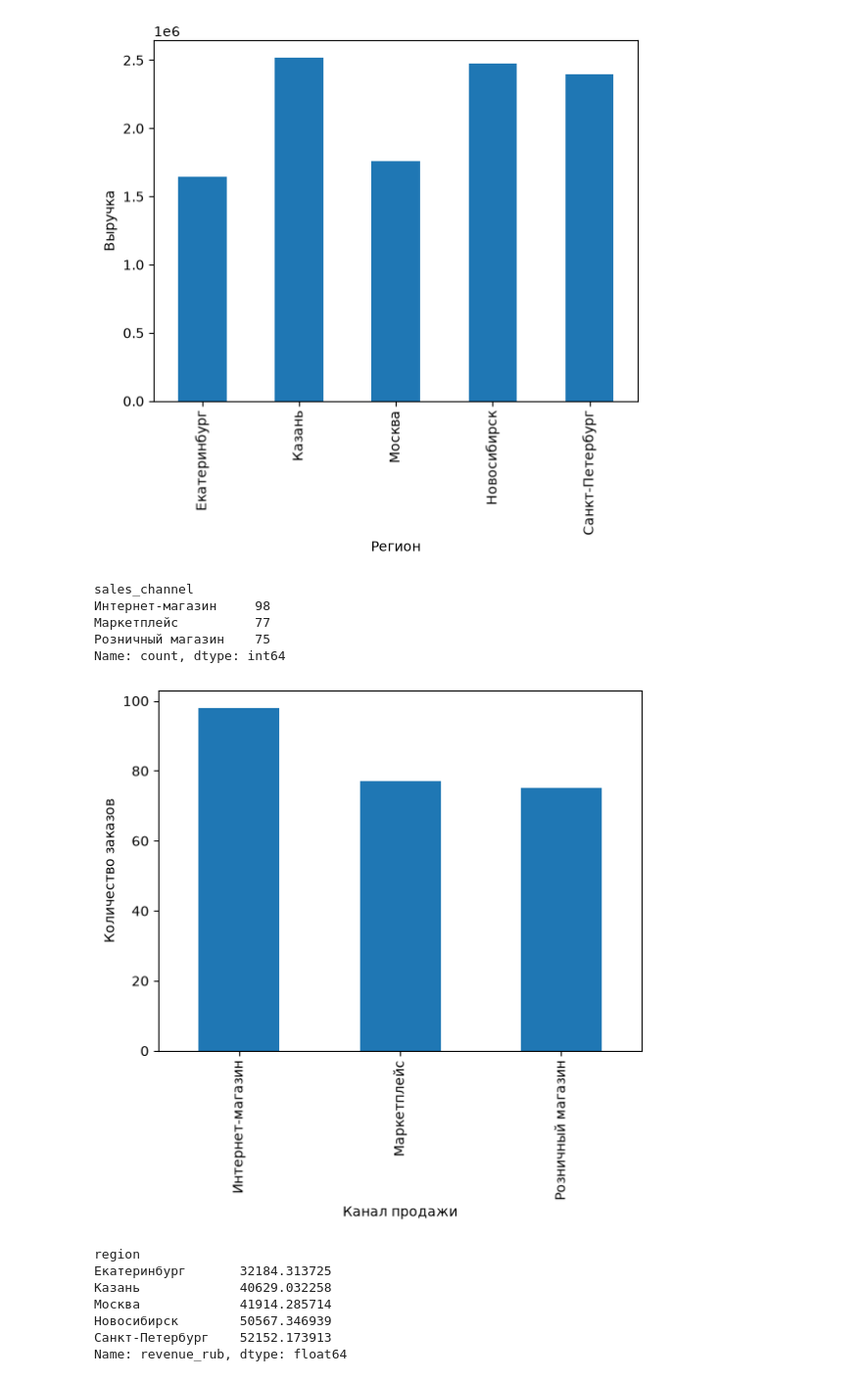
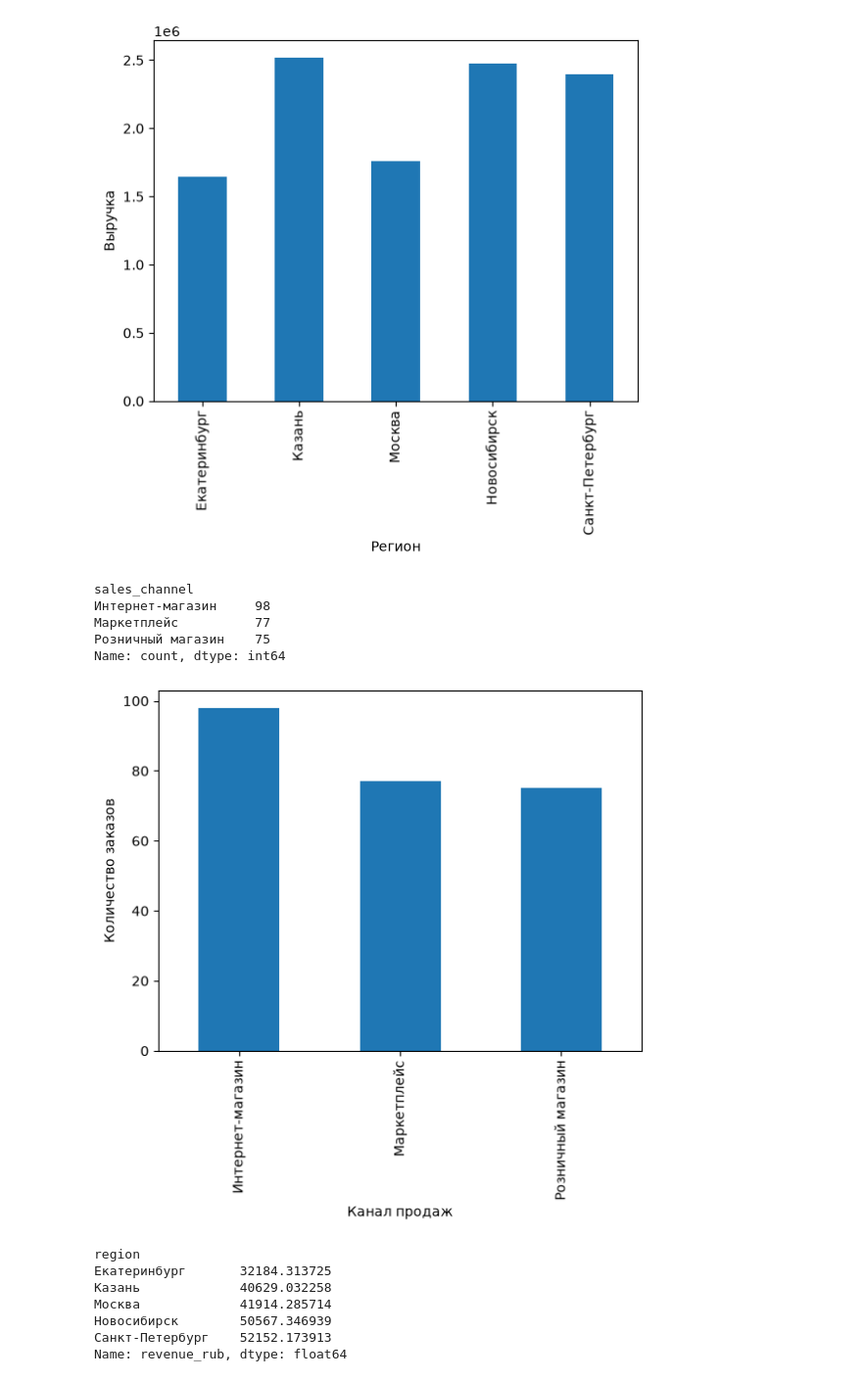
Before and after one commit to Kripchik243/Sales, a Jupyter notebook: sales.ipynb, the cells around one changed output. Shown at 98% size. Saved outputs shown, nothing was run; the diff lists cells and outputs as text; code cells hidden in the pictures.

```diff
--- a/sales.ipynb
+++ b/sales.ipynb
@@ -30,15 +30,15 @@ Name: revenue_rub, dtype: int64
 [figure]
 # %%
 counts_market = df["sales_channel"].value_counts()
-counts_market.plot(kind="bar", xlabel="Канал продажи", ylabel="Количество заказов")
+counts_market.plot(kind="bar", xlabel="Канал продаж", ylabel="Количество заказов")
 print(counts_market)
 # %% [output]
 sales_channel
 Интернет-магазин     98
 Маркетплейс          77
 Розничный магазин    75
 Name: count, dtype: int64
-[figure, old version]
+[figure, new version]
 # %%
 avg_by_city = df.groupby("region")["revenue_rub"].mean()
 avg_by_city.plot(kind="bar", xlabel="Города", ylabel="Средняя сумма заказа до скидки")
```
